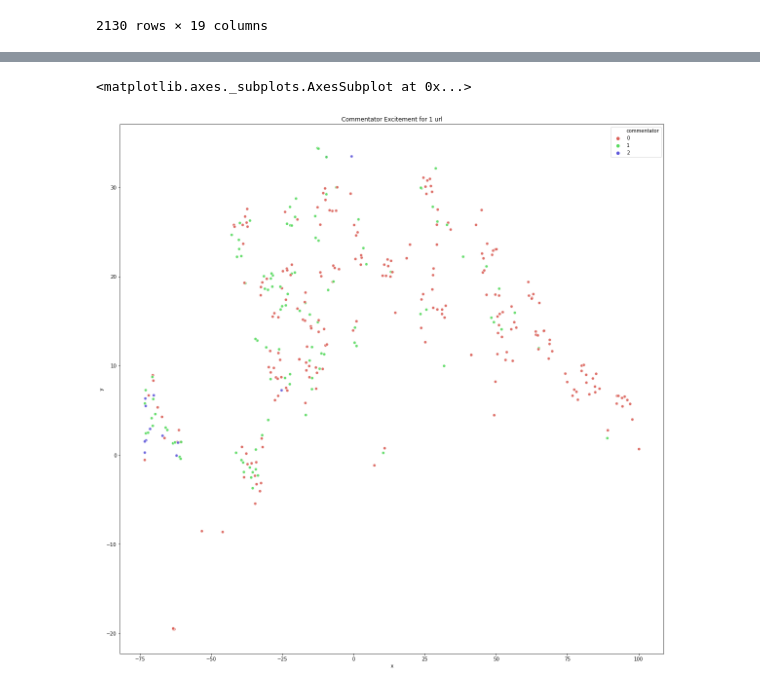
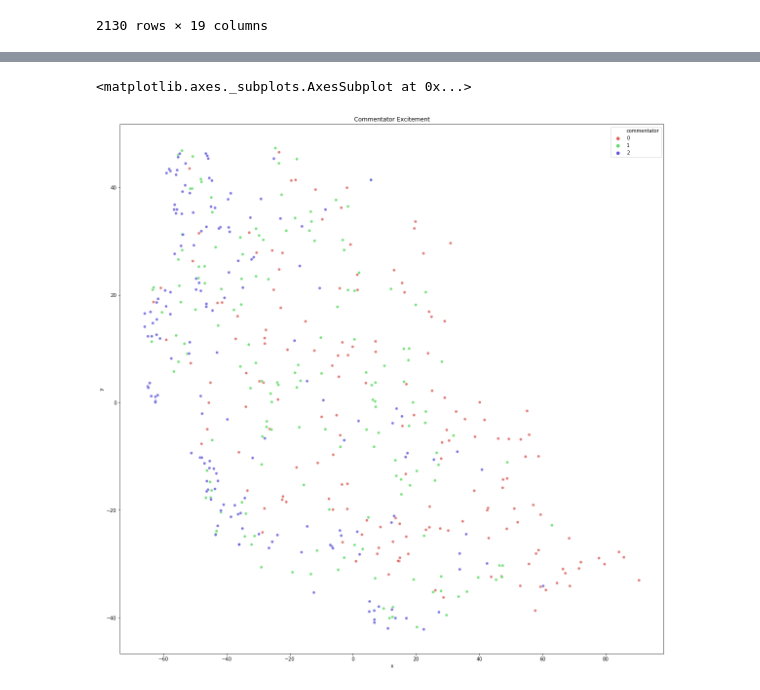
Before and after one commit to mattlianje/climactic, a Jupyter notebook: speech-model/experiment.ipynb, the cells around one changed output, grey strips where cells are left out. Saved outputs shown, nothing was run; the diff lists cells and outputs as text; code cells hidden in the pictures.

```diff
--- a/speech-model/experiment.ipynb
+++ b/speech-model/experiment.ipynb
@@ -138,19 +176,34 @@ sns.scatterplot(
+# %%
+# Idk why but its classifying everthing as non-excited. Might be becuase there's too many non-excited data points.
+# Make equal number of each data point
+
+# count number of very excite
+very_excite = df[df['commentator'] == 2]
+num_excite = len(very_excite)
+
+# sample num_excite # of elements from each class
+no_excite = df[df['commentator'] == 0].sample(n=num_excite, replace=False)
+slight_excite = df[df['commentator'] == 1].sample(n=num_excite, replace=False)
+very_excite = df[df['commentator'] == 2].sample(n=num_excite, replace=False)
+
+balanced_df = pd.concat([no_excite, slight_excite, very_excite])
+
+X = list(zip(balanced_df['x'].values, balanced_df['y']))
+y = balanced_df['y'].values
 # %%
-# Lets try plotting just 1 url https://www.youtube.com/watch?v=0UJdviXYGXQ
-tempdf = df[df['url'] == 'https://www.youtube.com/watch?v=NZJPikR34bs']
-
+# plot training data
 plt.figure(figsize=(20,20))
 plt.subplot(1,1,1)
-plt.title("Commentator Excitement for 1 url")
+plt.title("Commentator Excitement")
 sns.scatterplot(
     x="x",
     y="y",
     hue="commentator",
     palette=sns.color_palette("hls", 3),
-    data=tempdf,
+    data=balanced_df,
     legend="full",
-    alpha=0.9
+    alpha=0.8
 )
 # %% [output]
 <matplotlib.axes._subplots.AxesSubplot at 0x...>
-[figure, old version]
+[figure, new version]
```
Also changed, not shown: parts of 21 cells of this notebook.
